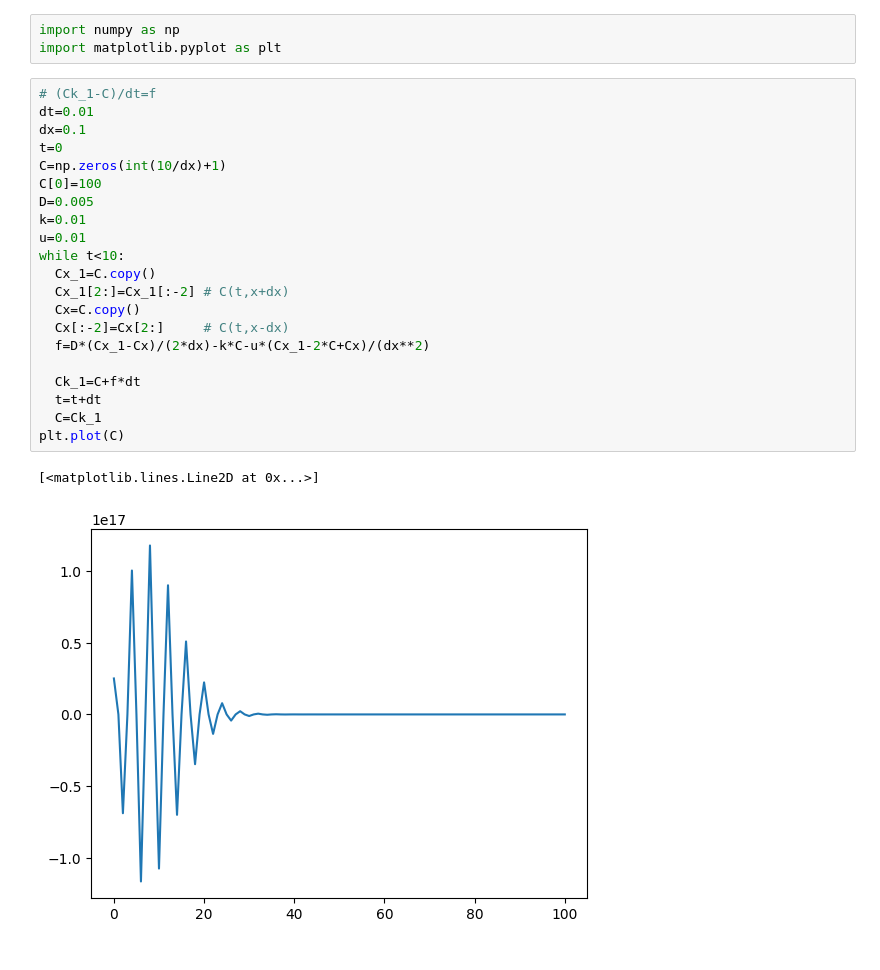
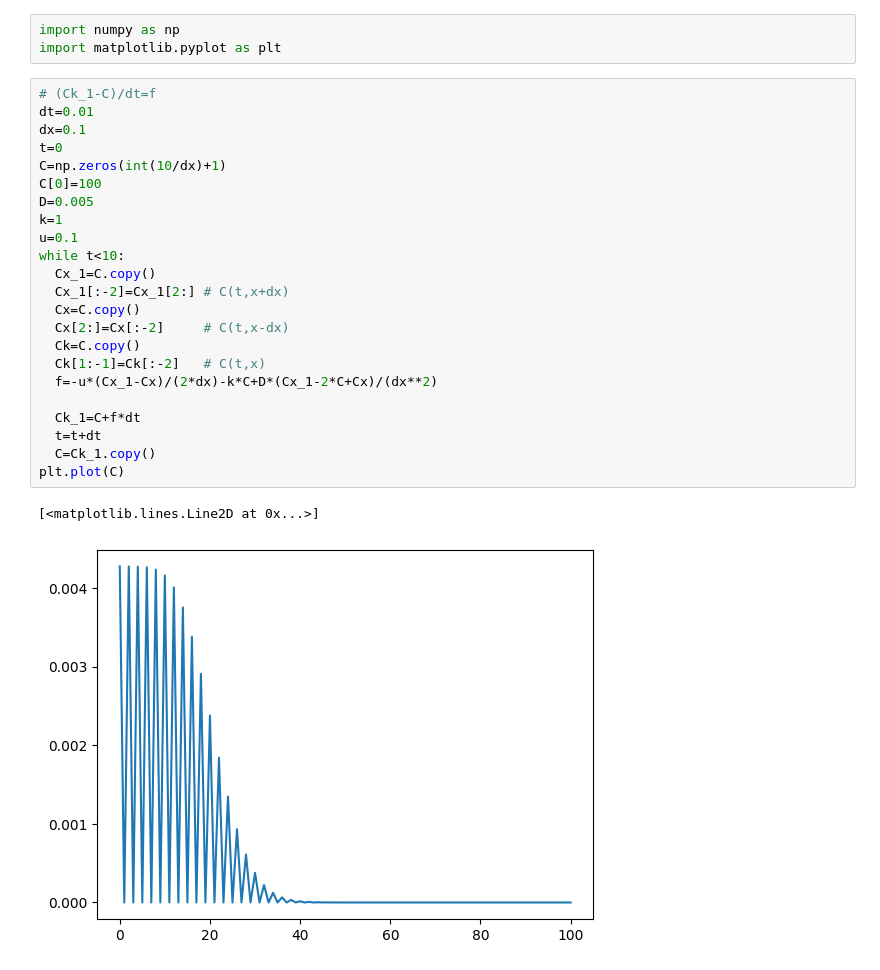
Before and after one commit to ArellanoMCarlos/SimMatO2025, a Jupyter notebook: Módulo 3 - Métodos de búsqueda/Dudas_Proyecto3.ipynb, the cells around one changed output. Saved outputs shown, nothing was run; the diff lists cells and outputs as text.

```diff
--- a/Módulo 3 - Métodos de búsqueda/Dudas_Proyecto3.ipynb
+++ b/Módulo 3 - Métodos de búsqueda/Dudas_Proyecto3.ipynb
@@ -4,24 +4,26 @@ import matplotlib.pyplot as plt
 # %%
 # (Ck_1-C)/dt=f
 dt=0.01
 dx=0.1
 t=0
 C=np.zeros(int(10/dx)+1)
 C[0]=100
 D=0.005
-k=0.01
-u=0.01
+k=1
+u=0.1
 while t<10:
   Cx_1=C.copy()
-  Cx_1[2:]=Cx_1[:-2] # C(t,x+dx)
+  Cx_1[:-2]=Cx_1[2:] # C(t,x+dx)
   Cx=C.copy()
-  Cx[:-2]=Cx[2:]     # C(t,x-dx)
-  f=D*(Cx_1-Cx)/(2*dx)-k*C-u*(Cx_1-2*C+Cx)/(dx**2)
+  Cx[2:]=Cx[:-2]     # C(t,x-dx)
+  Ck=C.copy()
+  Ck[1:-1]=Ck[:-2]   # C(t,x)
+  f=-u*(Cx_1-Cx)/(2*dx)-k*C+D*(Cx_1-2*C+Cx)/(dx**2)
 
   Ck_1=C+f*dt
   t=t+dt
-  C=Ck_1
+  C=Ck_1.copy()
 plt.plot(C)
 # %% [output]
 [<matplotlib.lines.Line2D at 0x...>]
-[figure, old version]
+[figure, new version]
```
